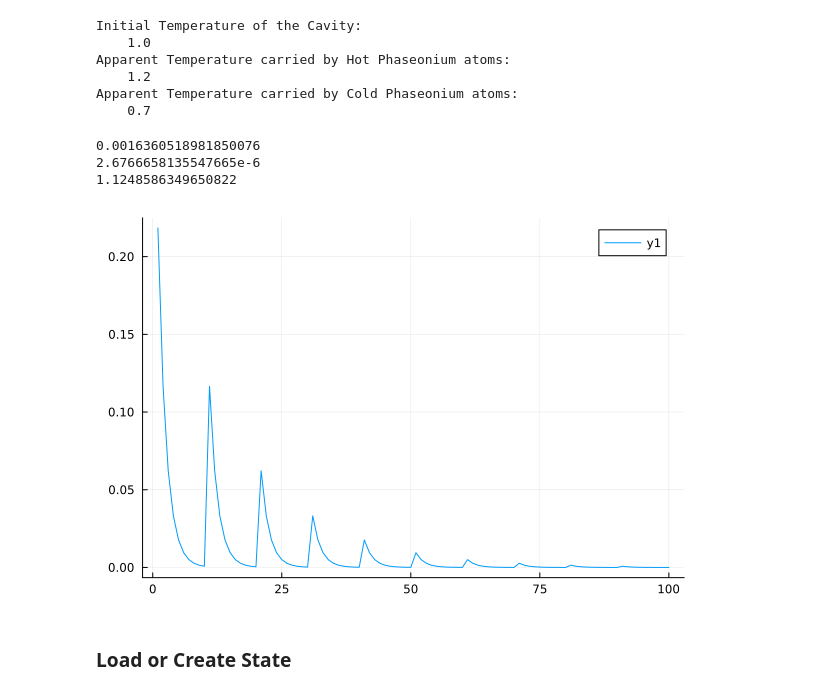
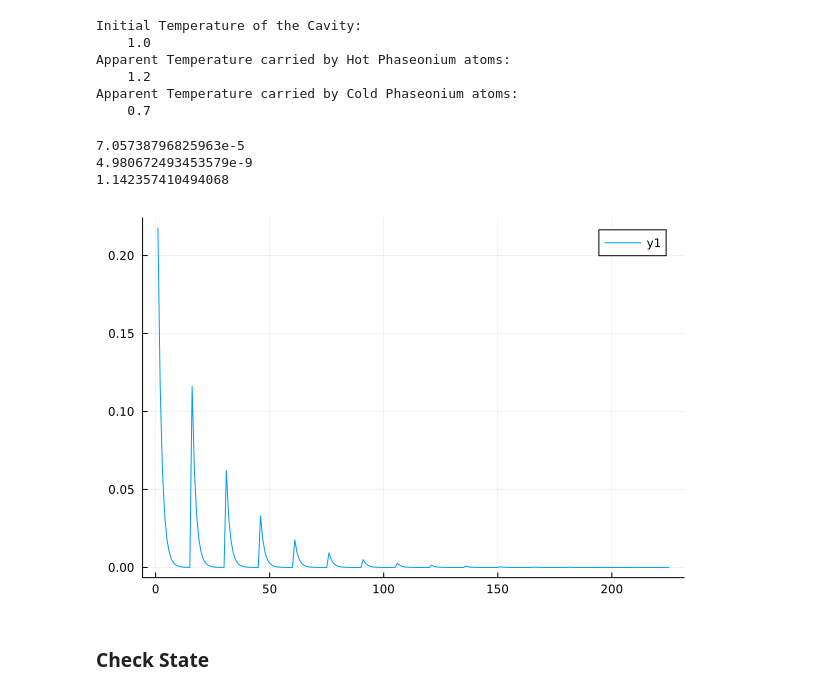
Before and after one commit to fedesss98/phaseonium-thermodynamics, a Jupyter notebook: julia/06-optimization.ipynb, the cells around one changed output. Saved outputs shown, nothing was run; the diff lists cells and outputs as text; code cells hidden in the pictures.

```diff
--- a/julia/06-optimization.ipynb
+++ b/julia/06-optimization.ipynb
@@ -130,5 +171,5 @@ adiabaticevolve_22 (generic function with 1 method)
 # %%
-const NDIMS = 10
+const NDIMS = 15
 const Ω = 1.0
 const Δt = 1e-2
 
@@ -138,12 +179,12 @@ const T_cooling = 0.7
 
 # Create a Cavity
 const α0 = π
-const l0 = 1.0
+const min_l = 1.0
+const max_l = 1.1
 const expanding_force = 0.5
-const compressing_force = 2.5
-cavity1 = Cavity(1.0, 1.0, l0, α0, expanding_force)
-cavity2 = Cavity(1.0, 1.0, l0, α0, expanding_force)
-ω = α0 / l0
+cavity1 = Cavity(1.0, 1.0, min_l, max_l, α0, expanding_force)
+cavity2 = Cavity(1.0, 1.0, min_l, max_l, α0, expanding_force)
+ω = α0 / min_l
 
 ρt = thermalstate(NDIMS, ω, T_initial)
 println(
@@ -189,25 +230,25 @@ Apparent Temperature carried by Cold Phaseonium atoms:
     0.7
 # %%
 # How many dimensions do we need?
-ndims = 10
+ndims = NDIMS
 tstate = thermalstate(ndims, ω, 5)
 txtstate = kron(tstate, tstate)
 println(tstate[end])
 println(txtstate[end])
 # Jump Operators
 a = BosonicOperators.destroy(ndims)
 ad = BosonicOperators.create(ndims)
 n_photons = tr(tstate * ad * a)
 println(n_photons)
 g1 = heatmap(1:ndims^2, 1:ndims^2, txtstate)
 g2 = plot(1:ndims^2, diag(txtstate))
 # %% [output]
-0.0016360518981850076
-2.6766658135547665e-6
-1.1248586349650822
+7.05738796825963e-5
+4.980672493453579e-9
+1.142357410494068
-[figure, old version]
+[figure, new version]
 # %% [markdown]
-### Load or Create State
+### Check State
 # %%
 # Check number of photons and cutoff
 println(tr(ρt*ad*a))
```
Also changed, not shown: parts of 14 cells of this notebook, 3 other files.
